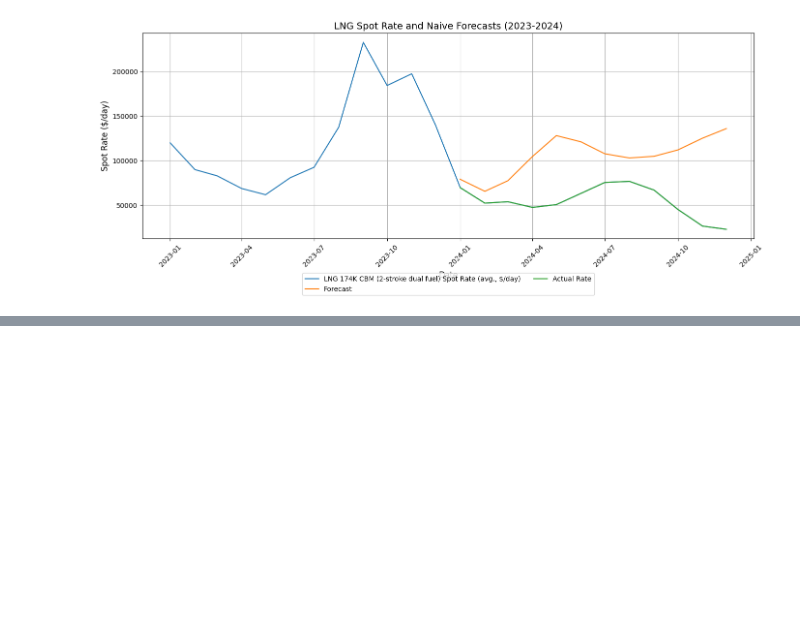
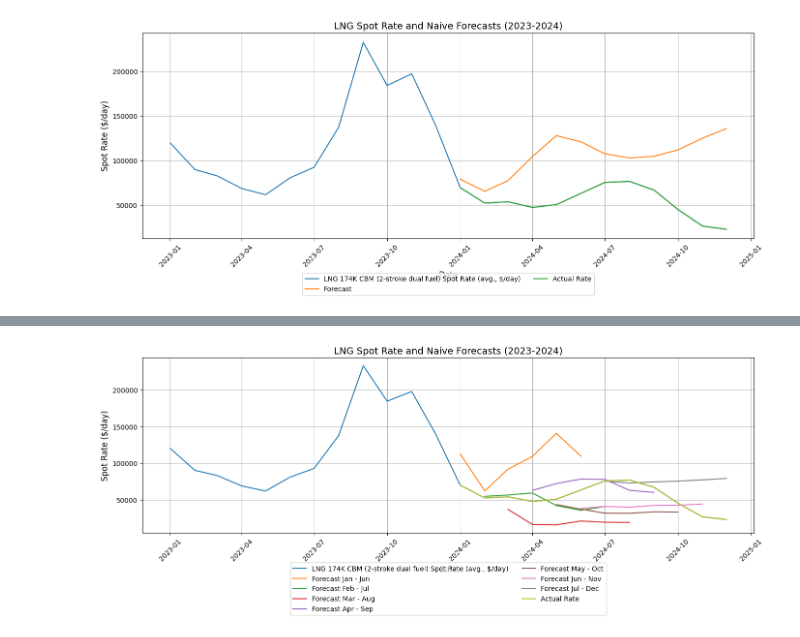
Before and after one commit to thomasmatre/LNGMaster, a Jupyter notebook: VAR_Forecast/var.ipynb, the cells around one changed output, grey strips where cells are left out. Saved outputs shown, nothing was run; the diff lists cells and outputs as text; code cells hidden in the pictures; blank space fills up the shorter version.

Commit message:
VAR Forecasting update

```diff
--- a/VAR_Forecast/var.ipynb
+++ b/VAR_Forecast/var.ipynb
@@ -273,3 +273,91 @@ plt.show()
 # %% [output]
 MAE: 51120.73, RMSE: 60245.26
 [figure]
+# %%
+# 6 Month all data
+
+from statsmodels.tsa.api import VAR
+
+file_path = "../cleandata.csv"
+df_clean = pd.read_csv(file_path)
+
+df_clean['Date'] = pd.to_datetime(df_clean['Date'], format='%b-%Y')
+df_clean = df_clean.sort_values(by='Date').set_index('Date')
+forecast_data = ['LNG 174K CBM (2-stroke dual fuel) Spot Rate (avg., $/day)',
+                 'LNG Shipping Capacity (CBM)',
+                 'LNG Carrier Newbuilding Prices (end month, $m)',
+                 'LNG Orderbook (start month, CBM)',
+                 'Global price of Natural Gas, Asia (start month, MMBTU)',
+                 'Global price of Natural Gas, EU (start month, MMBTU)',
+                 'Global price of Natural Gas, US Henry Hub (start month, MMBTU)',
+                 'Spread\nEU-US',
+                 'Spread\nASIA-US',
+                 'Spread\nASIA-EU']
+plotskip =  ['LNG Shipping Capacity (CBM)',
+             'LNG Carrier Newbuilding Prices (end month, $m)',
+             'LNG Orderbook (start month, CBM)',
+             'Global price of Natural Gas, Asia (start month, MMBTU)',
+             'Global price of Natural Gas, EU (start month, MMBTU)',
+             'Global price of Natural Gas, US Henry Hub (start month, MMBTU)',
+             'Spread\nEU-US',
+             'Spread\nASIA-US',
+             'Spread\nASIA-EU']
+
+target = forecast_data[0]
+#params
+
+forecast_start_date = pd.to_datetime("2024-01-01")
+forecast_end_date = pd.to_datetime("2024-06-01")
+df_forecast = df_clean[forecast_data].copy()
+while forecast_end_date <= pd.to_datetime("2024-12-01"):
+    print(forecast_start_date)
+    mask = (df_clean.index >= forecast_start_date) & (df_clean.index <= forecast_end_date)
+    df_temp = df_clean[forecast_data].copy()
+    df_train = df_temp[df_temp.index < forecast_start_date]
+    df_train = np.log(df_train).diff().dropna()
+#display(df_train)
+
+    forecast_range = pd.date_range(start=forecast_start_date, end=forecast_end_date, freq="MS")
+    forecast_steps = len(forecast_range)
+    model = VAR(df_train)
+    selected_lag = model.select_order(maxlags=2).aic
+    if selected_lag is None or selected_lag == 0:
+        selected_lag = 1
+    results = model.fit(selected_lag)
+    #print(forecast_steps)
+    #print(forecast_range)
+    forecast = results.forecast(df_train.values, steps=forecast_steps)
+
+    last_log_value = np.log(df_forecast.loc[df_train.index[-1], target])
+    df_temp_forecast = pd.DataFrame(forecast, index=forecast_range, columns=df_train.columns)
+    log_forecast_cumsum = df_temp_forecast[target].cumsum() + last_log_value
+    recovered_forecast = np.exp(log_forecast_cumsum)
+    df_forecast.loc[forecast_range, f"Forecast {forecast_start_date.strftime('%b')} - {forecast_end_date.strftime('%b')}"] = recovered_forecast
+    forecast_start_date += pd.DateOffset(months=1)
+    forecast_end_date += pd.DateOffset(months=1)
+
+df_forecast.loc[df_forecast.index >= '2024-01-01', "Actual Rate"] = (df_forecast[target].loc[df_forecast.index >= '2024-01-01'])
+plot_df = df_forecast.loc['2023-01-01':]
+
+
+#mae = mean_absolute_error(df_forecast.loc[mask, "Actual Rate"], df_forecast.loc[mask,"Forecast"])
+#rmse = np.sqrt(mean_squared_error(df_forecast.loc[mask, "Actual Rate"], df_forecast.loc[mask,"Forecast"]))
+#print(f"MAE: {mae:.2f}, RMSE: {rmse:.2f}")
+
+display(df_forecast)
+# Plotting
+plt.figure(figsize=(14, 6))
+for column in plot_df.columns:
+    if column in plotskip:
+        continue
+    plt.plot(plot_df.index, plot_df[column], label=column)
+
+plt.title("LNG Spot Rate and Naive Forecasts (2023-2024)", fontsize=14)
+plt.xlabel("Date", fontsize=12)
+plt.ylabel("Spot Rate ($/day)", fontsize=12)
+plt.legend(loc="upper center", bbox_to_anchor=(0.5, -0.15), ncol=2)
+plt.xticks(rotation=45)
+plt.grid(True)
+plt.tight_layout()
+plt.show()
+# %% [output]
@@ -275,0 +385 @@ MAE: 51120.73, RMSE: 60245.26
+[figure, added]
```
Also changed, not shown: parts of 8 cells of this notebook, 1 other file.
